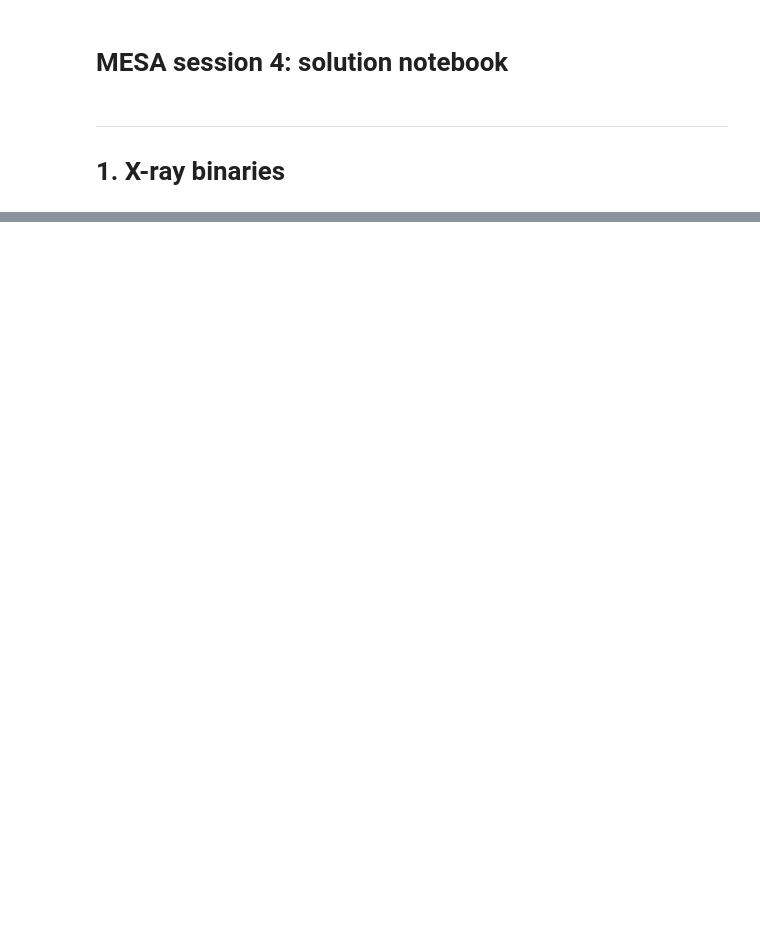
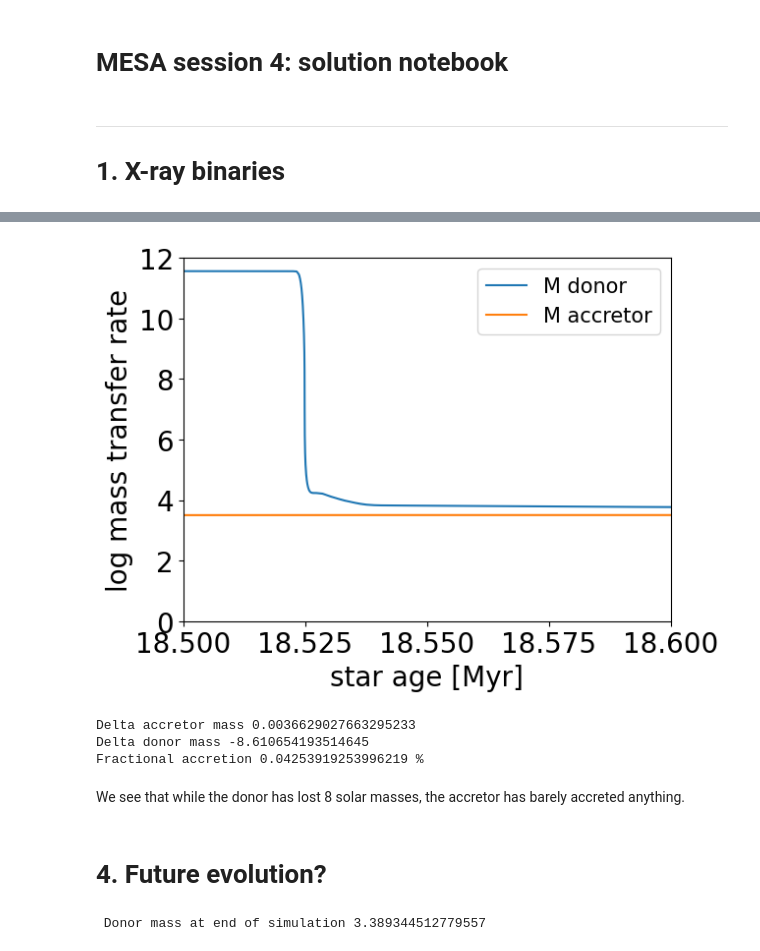
Before and after one commit to LiekeVanSon/ASBE-course, a Jupyter notebook: practicum/session4/solutions_session4/solutions_session4.ipynb, the cells around one changed output, grey strips where cells are left out. Cells and saved outputs as stored; diff of their text form; code cells hidden in the pictures; blank space fills up the shorter version.

```diff
--- a/practicum/session4/solutions_session4/solutions_session4.ipynb
+++ b/practicum/session4/solutions_session4/solutions_session4.ipynb
@@ -450,0 +280,37 @@ HR_diagram(histoy_list, xlim = (3.45,5.6), ylim= (4.,6.45), VMIN =0, VMAX = 100,
+# %%
+# How much mass did the donor star lose?
+# What fraction of this mass is accreted by the black hole and how much is lost from the system?
+
+
+# Donor mass
+plt.plot(binary_history.age/1e6, binary_history.star_1_mass, label = 'M donor')
+plt.plot(binary_history.age/1e6, binary_history.star_2_mass, label = 'M accretor')
+
+plt.xlim(18.5,18.6)
+plt.ylim(0,12)
+plt.xlabel('star age [Myr]',fontsize = 20)
+plt.ylabel('log mass transfer rate', fontsize = 20)
+plt.tick_params(axis='both', which='major', labelsize=20)
+plt.legend(fontsize = 15)
+plt.show()
+
+dma = binary_history.star_2_mass[-1] - binary_history.star_2_mass[0]
+dmd = binary_history.star_1_mass[-1] - binary_history.star_1_mass[0]
+print(f"Delta accretor mass {dma}")
+print(f"Delta donor mass {dmd}")
+print(f"Fractional accretion {dma / abs(dmd) *100 } %")
+# %% [output]
+[figure, added]
+Delta accretor mass 0.0036629027663295233
+Delta donor mass -8.610654193514645
+Fractional accretion 0.04253919253996219 %
+# %% [markdown]
+We see that while the donor has lost 8 solar masses, the accretor has barely accreted anything.
+# %% [markdown]
+# 4. Future evolution?
+# %%
+Mbh1 = binary_history.star_1_mass[-1]
+Mbh2 = binary_history.star_2_mass[-1]
+print(f" Donor mass at end of simulation {Mbh1}" )
+# %% [output]
+ Donor mass at end of simulation 3.389344512779557
```
Also changed, not shown: parts of 52 cells of this notebook, 9 other files.
